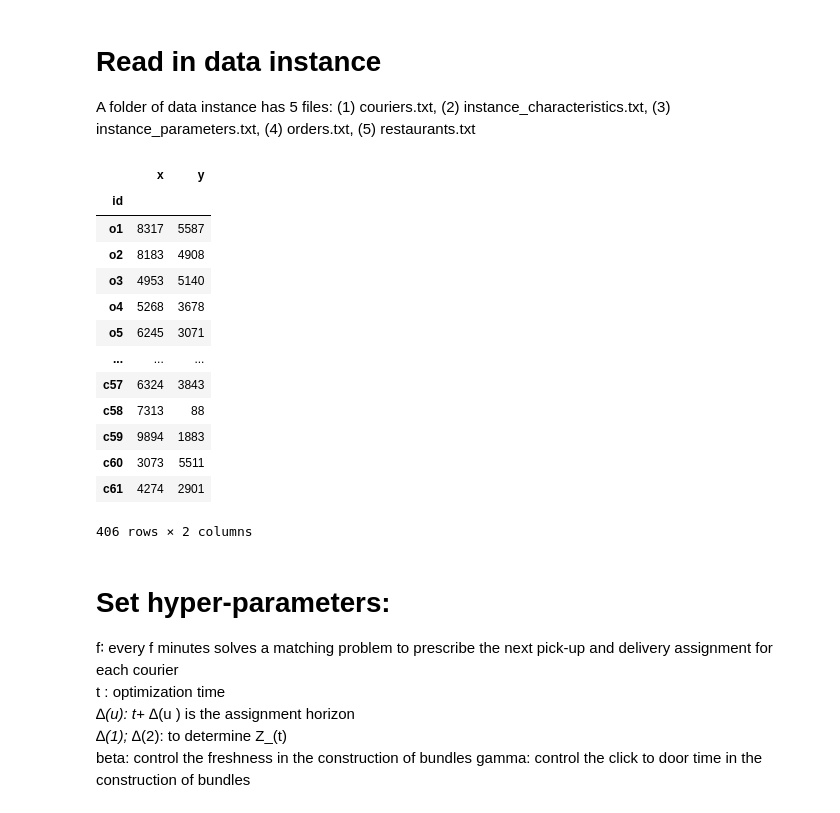
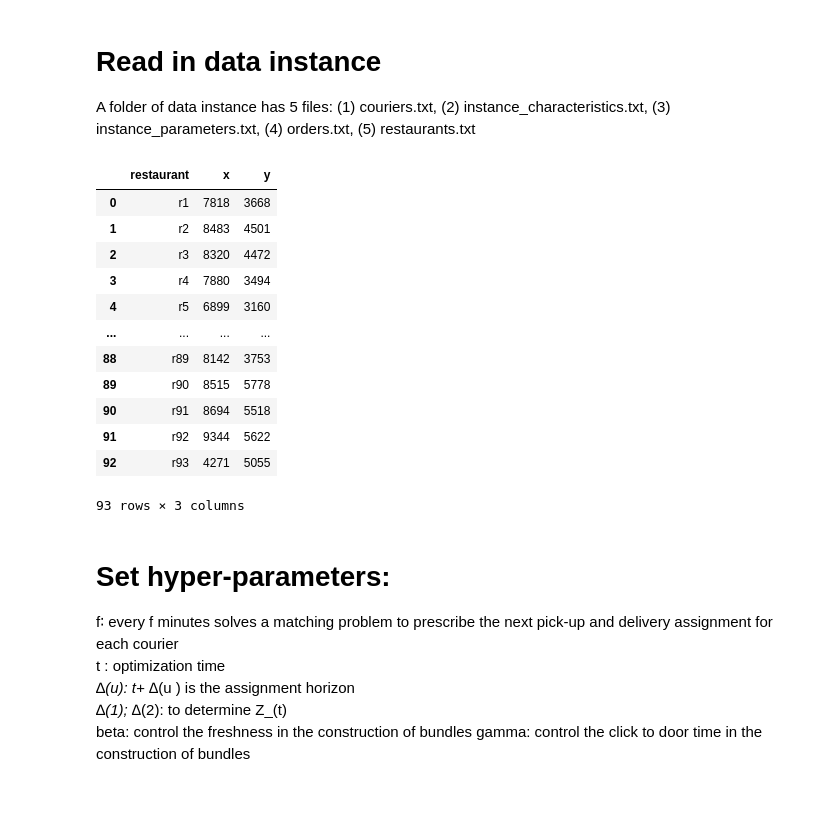
Before and after one commit to spencerkmarley/smu-cs606-meal-delivery-routing-problem, a Jupyter notebook: initialization-nb.ipynb, the cells around one changed output. Cells and saved outputs as stored; diff of their text form; code cells hidden in the pictures.

```diff
--- a/initialization-nb.ipynb
+++ b/initialization-nb.ipynb
@@ -48,23 +48,22 @@ instance_dir = 'data/0o50t75s1p100'
 orders,restaurants,couriers,instanceparams,locations, meters_per_minute, pickup_service_minutes, dropoff_service_minutes, \
             target_click_to_door, pay_per_order,\
             guaranteed_pay_per_hour=read_instance_information(instance_dir)
-# %%
-locations
-# %% [output]
-|  | x | y |
-| id |  |  |
-| o1 | 8317 | 5587 |
-| o2 | 8183 | 4908 |
-| o3 | 4953 | 5140 |
-| o4 | 5268 | 3678 |
-| o5 | 6245 | 3071 |
-| ... | ... | ... |
-| c57 | 6324 | 3843 |
-| c58 | 7313 | 88 |
-| c59 | 9894 | 1883 |
-| c60 | 3073 | 5511 |
-| c61 | 4274 | 2901 |
-406 rows × 2 columns
+# %%
+restaurants
+# %% [output]
+|  | restaurant | x | y |
+| 0 | r1 | 7818 | 3668 |
+| 1 | r2 | 8483 | 4501 |
+| 2 | r3 | 8320 | 4472 |
+| 3 | r4 | 7880 | 3494 |
+| 4 | r5 | 6899 | 3160 |
+| ... | ... | ... | ... |
+| 88 | r89 | 8142 | 3753 |
+| 89 | r90 | 8515 | 5778 |
+| 90 | r91 | 8694 | 5518 |
+| 91 | r92 | 9344 | 5622 |
+| 92 | r93 | 4271 | 5055 |
+93 rows × 3 columns
 # %% [markdown]
 # Set hyper-parameters:
 f∶ every f minutes solves a matching problem to prescribe the next pick-up and delivery assignment for each courier<br>
```
Also changed, not shown: parts of 3 cells of this notebook.
